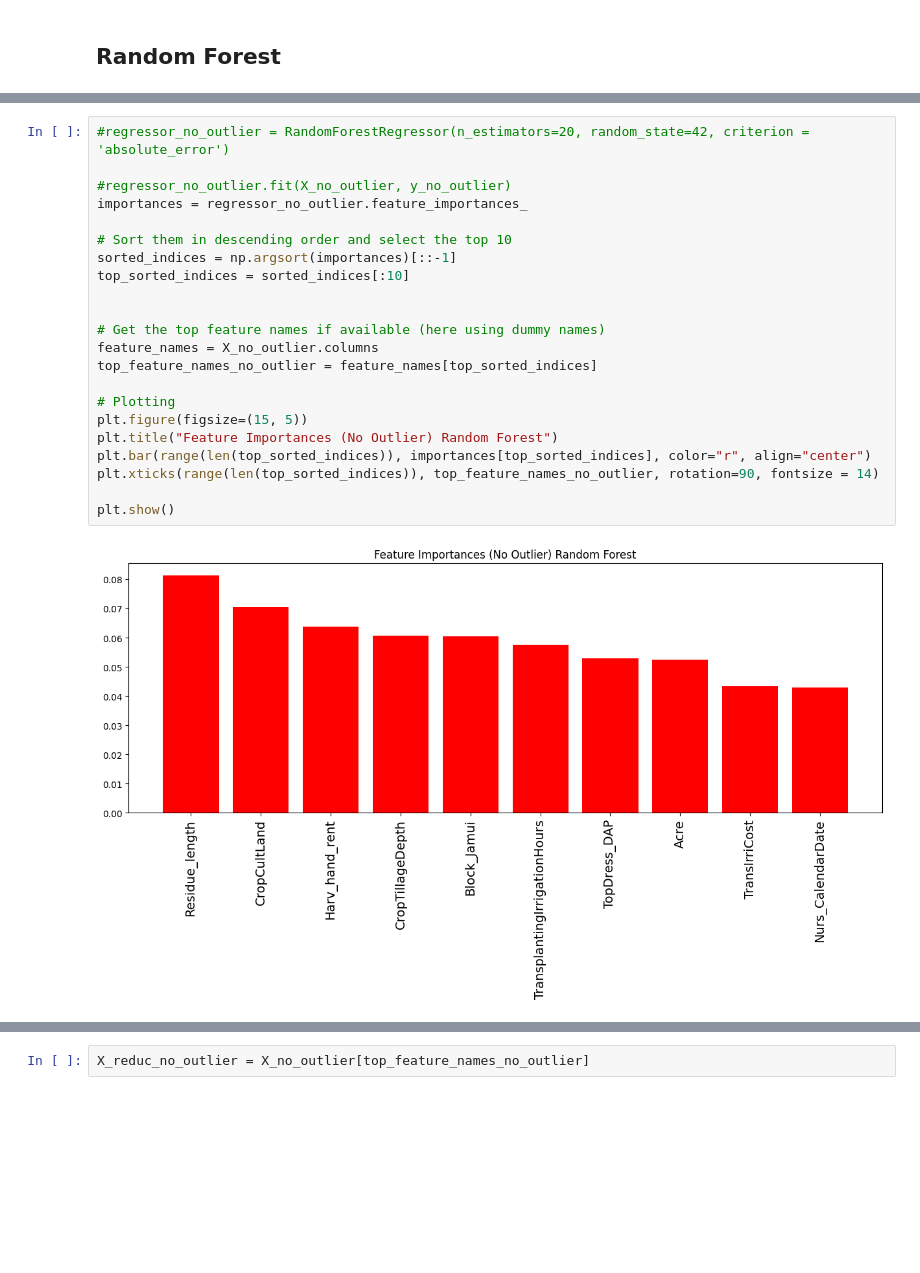
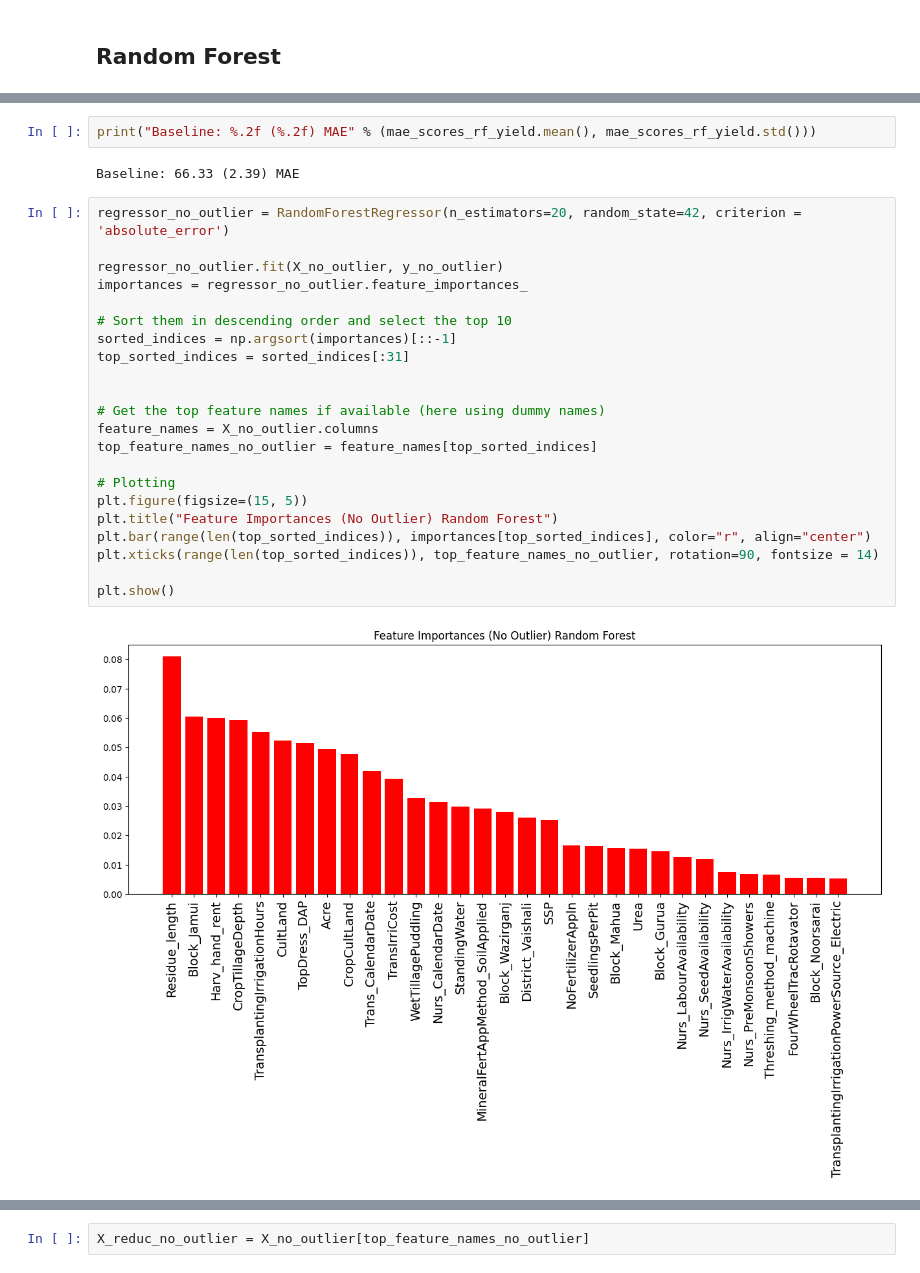
Before and after one commit to ColbyGates3/Phase_5_Project, a Jupyter notebook: Notebooks/Modeling.ipynb, the cells around one changed output, grey strips where cells are left out. Saved outputs shown, nothing was run; the diff lists cells and outputs as text; blank space fills up the shorter version.

```diff
--- a/Notebooks/Modeling.ipynb
+++ b/Notebooks/Modeling.ipynb
@@ -272,27 +420,31 @@ mean_mae
+# %%
+print("Baseline: %.2f (%.2f) MAE" % (mae_scores_rf_yield.mean(), mae_scores_rf_yield.std()))
+# %% [output]
+Baseline: 66.33 (2.39) MAE
 # %%
-#regressor_no_outlier = RandomForestRegressor(n_estimators=20, random_state=42, criterion = 'absolute_error')
+regressor_no_outlier = RandomForestRegressor(n_estimators=20, random_state=42, criterion = 'absolute_error')
 
-#regressor_no_outlier.fit(X_no_outlier, y_no_outlier)
+regressor_no_outlier.fit(X_no_outlier, y_no_outlier)
 importances = regressor_no_outlier.feature_importances_
 
 # Sort them in descending order and select the top 10
 sorted_indices = np.argsort(importances)[::-1]
-top_sorted_indices = sorted_indices[:10]
+top_sorted_indices = sorted_indices[:31]
 
 
 # Get the top feature names if available (here using dummy names)
 feature_names = X_no_outlier.columns
 top_feature_names_no_outlier = feature_names[top_sorted_indices]
 
 # Plotting
 plt.figure(figsize=(15, 5))
 plt.title("Feature Importances (No Outlier) Random Forest")
 plt.bar(range(len(top_sorted_indices)), importances[top_sorted_indices], color="r", align="center")
 plt.xticks(range(len(top_sorted_indices)), top_feature_names_no_outlier, rotation=90, fontsize = 14)
 
 plt.show()
 # %% [output]
-[figure, old version]
+[figure, new version]
 # %%
 regressor = RandomForestRegressor(n_estimators=20, random_state=42, criterion = 'absolute_error')
 regressor.fit(X, y)
```
Also changed, not shown: parts of 50 cells of this notebook, 2 other files.
